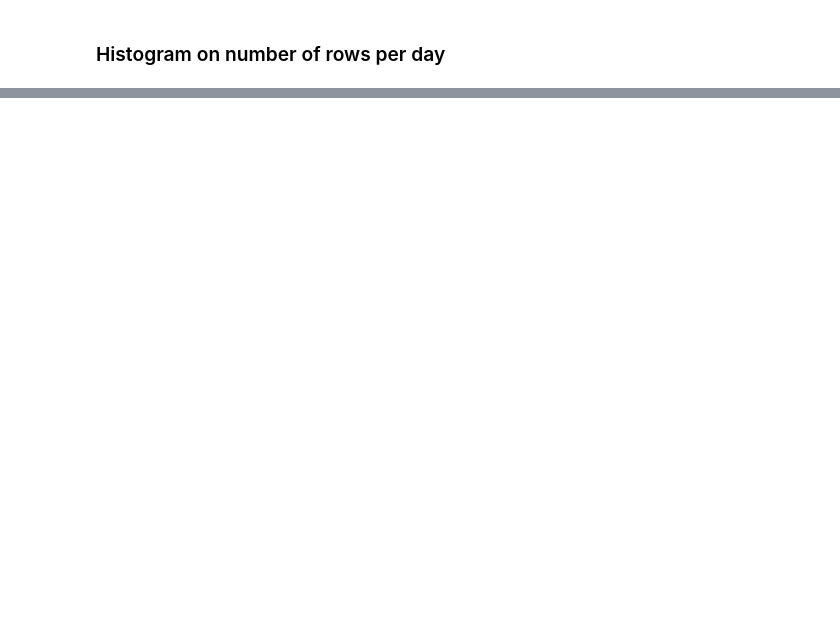
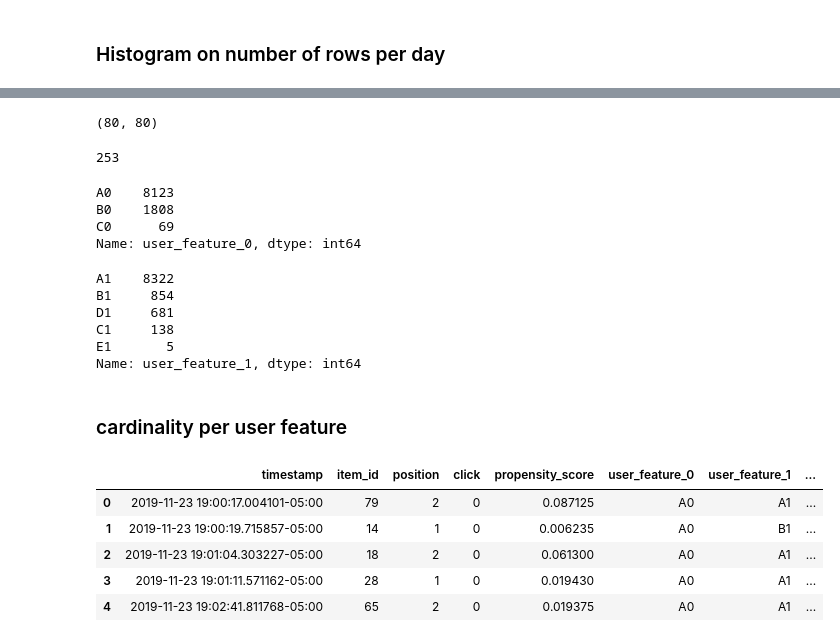
Before and after one commit to armandordorica/OBP_Replication, a Jupyter notebook: eda.ipynb, the cells around one changed output, grey strips where cells are left out. Saved outputs shown, nothing was run; the diff lists cells and outputs as text; code cells hidden in the pictures; blank space fills up the shorter version.

```diff
--- a/eda.ipynb
+++ b/eda.ipynb
@@ -197,0 +223,32 @@ fig.show()
+# %%
+log_df_readable['item_id'].nunique(), items_df.shape[0]
+# %% [output]
+(80, 80)
+# %%
+# Build a stable “user key”
+user_key = pd.util.hash_pandas_object(log_df_readable[user_feature_cols].astype(str), index=False).astype('uint64')
+log_df_readable = log_df_readable.assign(user_key=user_key)
+
+n_distinct_users = log_df_readable['user_key'].nunique()
+n_distinct_users
+# %% [output]
+253
+# %%
+log_df_readable.head()
+log_df_readable['user_feature_0'].value_counts(dropna=False)
+# %% [output]
+A0    8123
+B0    1808
+C0      69
+Name: user_feature_0, dtype: int64
+# %%
+log_df_readable['user_feature_1'].value_counts(dropna=False)
+# %% [output]
+A1    8322
+B1     854
+D1     681
+C1     138
+E1       5
+Name: user_feature_1, dtype: int64
+# %% [markdown]
+### cardinality per user feature
@@ -197,0 +282,9 @@ fig.show()
+# %%
+log_df_readable.head()
+# %% [output]
+|  | timestamp | item_id | position | click | propensity_score | user_feature_0 | user_feature_1 | ... |
+| 0 | 2019-11-23 19:00:17.004101-05:00 | 79 | 2 | 0 | 0.087125 | A0 | A1 | ... |
+| 1 | 2019-11-23 19:00:19.715857-05:00 | 14 | 1 | 0 | 0.006235 | A0 | B1 | ... |
+| 2 | 2019-11-23 19:01:04.303227-05:00 | 18 | 2 | 0 | 0.061300 | A0 | A1 | ... |
+| 3 | 2019-11-23 19:01:11.571162-05:00 | 28 | 1 | 0 | 0.019430 | A0 | A1 | ... |
+| 4 | 2019-11-23 19:02:41.811768-05:00 | 65 | 2 | 0 | 0.019375 | A0 | A1 | ... |
```
Also changed, not shown: parts of 30 cells of this notebook.
